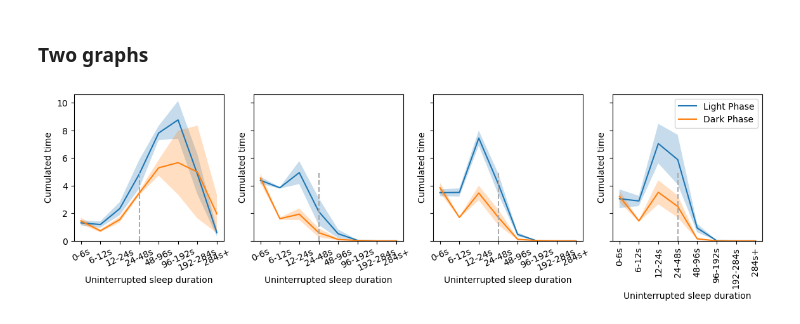
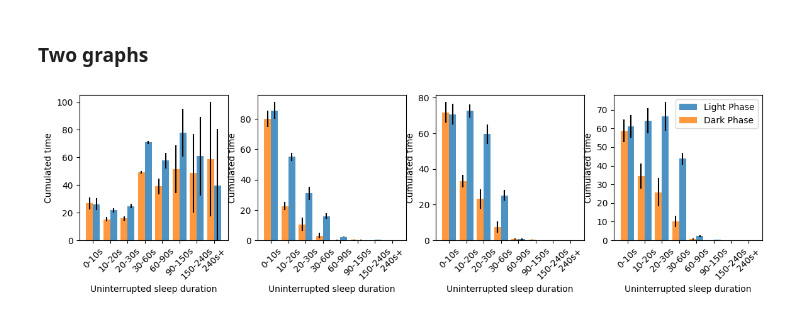
Before and after one commit to Carboneinerte/SleepAnalysis, a Jupyter notebook: separate_days.ipynb, the cells around one changed output. Cells and saved outputs as stored; diff of their text form; code cells hidden in the pictures.

```diff
--- a/separate_days.ipynb
+++ b/separate_days.ipynb
@@ -808,75 +799,50 @@ plt.savefig(fr'Gallery\\all-recording_{vari_plt}.svg', format = 'svg',transparen
 # %% [markdown]
 ### Two graphs
 # %%
-fig, ax = plt.subplots (1,4,figsize=(14,3), sharex=True, sharey=True)
+fig, ax = plt.subplots (1,4,figsize=(14,3), sharex=True, sharey=False)
 
-ax[0].plot(NS_df['average_df']['Mean_Light_phase_h'], label = "Light Phase")
-ax[0].fill_between(x=NS_df['average_df'].index,
-                 y1=NS_df['average_df']['Mean_Light_phase_h'] - NS_df['sem_df']['SEM_Light_phase_h'],
-                 y2 =NS_df['average_df']['Mean_Light_phase_h'] + NS_df['sem_df']['SEM_Light_phase_h'],
-                 alpha=0.25)
-ax[0].plot(NS_df['average_df']['Mean_Dark_phase_h'], label = "Dark Phase")
-ax[0].fill_between(x=NS_df['average_df'].index,
-                 y1=NS_df['average_df']['Mean_Dark_phase_h'] - NS_df['sem_df']['SEM_Dark_phase_h'],
-                 y2 =NS_df['average_df']['Mean_Dark_phase_h'] + NS_df['sem_df']['SEM_Dark_phase_h'],
-                 alpha=0.25)
-ax[0].set_xticks(ticks = [0,1,2,3,4,5,6,7],labels=['0-6s',"6-12s","12-24s","24-48s","48-96s","96-192s","192-284s","284s+"],
-                 rotation = 25)
+ax[0].bar(x = NS_df['average_df']["ZT"], height = NS_df['average_df']['Mean_Light_phase_h'], yerr = NS_df['sem_df']['SEM_Dark_phase_h'],
+           width = 0.4, align = 'edge', label = "Light Phase", alpha = 0.80)
+
+ax[0].bar(x = NS_df['average_df']["ZT"], height = NS_df['average_df']['Mean_Dark_phase_h'], yerr = NS_df['sem_df']['SEM_Dark_phase_h'],
+           width = -0.4, align = 'edge', label = "Dark Phase", alpha = 0.80)
+
+ax[0].set_xticks(ticks = [0,1,2,3,4,5,6,7],labels=['0-10s',"10-20s","20-30s","30-60s","60-90s","90-150s","150-240s","240s+"],
+                 rotation = 45)
 ax[0].set_ylim(0)
 ax[0].set_ylabel('Cumulated time')
 ax[0].set_xlabel('Uninterrupted sleep duration')
 
-ax[1].plot(SDW1_df['average_df']['Mean_Light_phase_h'], label = "Light Phase")
-ax[1].fill_between(x=SDW1_df['average_df'].index,
-                 y1=SDW1_df['average_df']['Mean_Light_phase_h'] - SDW1_df['sem_df']['SEM_Light_phase_h'],
-                 y2 =SDW1_df['average_df']['Mean_Light_phase_h'] + SDW1_df['sem_df']['SEM_Light_phase_h'],
-                 alpha=0.25)
-ax[1].plot(SDW1_df['average_df']['Mean_Dark_phase_h'], label = "Dark Phase")
-ax[1].fill_between(x=SDW1_df['average_df'].index,
-                 y1=SDW1_df['average_df']['Mean_Dark_phase_h'] - SDW1_df['sem_df']['SEM_Dark_phase_h'],
-                 y2 =SDW1_df['average_df']['Mean_Dark_phase_h'] + SDW1_df['sem_df']['SEM_Dark_phase_h'],
-                 alpha=0.25)
-ax[1].set_xticks(ticks = [0,1,2,3,4,5,6,7],labels=['0-6s',"6-12s","12-24s","24-48s","48-96s","96-192s","192-284s","284s+"],
-                 rotation = 25)
+ax[1].bar(x = SDW1_df['average_df']["ZT"], height = SDW1_df['average_df']['Mean_Light_phase_h'], yerr = SDW1_df['sem_df']['SEM_Dark_phase_h'],
+           width = 0.4, align = 'edge', label = "Light Phase", alpha = 0.80)
+ax[1].bar(x = SDW1_df['average_df']["ZT"], height = SDW1_df['average_df']['Mean_Dark_phase_h'], yerr = SDW1_df['sem_df']['SEM_Dark_phase_h'],
+           width = -0.4, align = 'edge', label = "Dark Phase", alpha = 0.80)
+ax[1].set_xticks(ticks = [0,1,2,3,4,5,6,7],labels=['0-10s',"10-20s","20-30s","30-60s","60-90s","90-150s","150-240s","240s+"],
+                 rotation = 45)
 ax[1].set_ylabel('Cumulated time')
 ax[1].set_xlabel('Uninterrupted sleep duration')
 
-ax[2].plot(SDW2_df['average_df']['Mean_Light_phase_h'], label = "Light Phase")
-ax[2].fill_between(x=SDW2_df['average_df'].index,
-                 y1=SDW2_df['average_df']['Mean_Light_phase_h'] - SDW2_df['sem_df']['SEM_Light_phase_h'],
-                 y2 =SDW2_df['average_df']['Mean_Light_phase_h'] + SDW2_df['sem_df']['SEM_Light_phase_h'],
-                 alpha=0.25)
-ax[2].plot(SDW2_df['average_df']['Mean_Dark_phase_h'], label = "Dark Phase")
-ax[2].fill_between(x=SDW2_df['average_df'].index,
-                 y1=SDW2_df['average_df']['Mean_Dark_phase_h'] - SDW2_df['sem_df']['SEM_Dark_phase_h'],
-                 y2 =SDW2_df['average_df']['Mean_Dark_phase_h'] + SDW2_df['sem_df']['SEM_Dark_phase_h'],
-                 alpha=0.25)
-ax[2].set_xticks(ticks = [0,1,2,3,4,5,6,7],labels=['0-6s',"6-12s","12-24s","24-48s","48-96s","96-192s","192-284s","284s+"],
-                 rotation = 25)
+ax[2].bar(x = SDW2_df['average_df']["ZT"], height = SDW2_df['average_df']['Mean_Light_phase_h'], yerr = SDW2_df['sem_df']['SEM_Dark_phase_h'],
+           width = 0.4, align = 'edge', label = "Light Phase", alpha = 0.80)
+ax[2].bar(x = SDW2_df['average_df']["ZT"], height = SDW2_df['average_df']['Mean_Dark_phase_h'], yerr = SDW2_df['sem_df']['SEM_Dark_phase_h'],
+           width = -0.4, align = 'edge', label = "Dark Phase", alpha = 0.80)
+ax[2].set_xticks(ticks = [0,1,2,3,4,5,6,7],labels=['0-10s',"10-20s","20-30s","30-60s","60-90s","90-150s","150-240s","240s+"],
+                 rotation = 45)
 ax[2].set_ylabel('Cumulated time')
 ax[2].set_xlabel('Uninterrupted sleep duration')
 
-ax[3].plot(SDW3_df['average_df']['Mean_Light_phase_h'], label = "Light Phase")
-ax[3].fill_between(x=SDW3_df['average_df'].index,
-                 y1=SDW3_df['average_df']['Mean_Light_phase_h'] - SDW3_df['sem_df']['SEM_Light_phase_h'],
-                 y2 =SDW3_df['average_df']['Mean_Light_phase_h'] + SDW3_df['sem_df']['SEM_Light_phase_h'],
-                 alpha=0.25)
-ax[3].plot(SDW3_df['average_df']['Mean_Dark_phase_h'], label = "Dark Phase")
-ax[3].fill_between(x=SDW3_df['average_df'].index,
-                 y1=SDW3_df['average_df']['Mean_Dark_phase_h'] - SDW3_df['sem_df']['SEM_Dark_phase_h'],
-                 y2 =SDW3_df['average_df']['Mean_Dark_phase_h'] + SDW3_df['sem_df']['SEM_Dark_phase_h'],
-                 alpha=0.25)
-ax[3].set_xticks(ticks = [0,1,2,3,4,5,6,7],labels=['0-6s',"6-12s","12-24s","24-48s","48-96s","96-192s","192-284s","284s+"],
-                 rotation = 90)
+ax[3].bar(x = SDW3_df['average_df']["ZT"], height = SDW3_df['average_df']['Mean_Light_phase_h'], yerr = SDW3_df['sem_df']['SEM_Dark_phase_h'],
+           width = 0.4, align = 'edge', label = "Light Phase", alpha = 0.80)
+ax[3].bar(x = SDW3_df['average_df']["ZT"], height = SDW3_df['average_df']['Mean_Dark_phase_h'], yerr = SDW3_df['sem_df']['SEM_Dark_phase_h'],
+           width = -0.4, align = 'edge', label = "Dark Phase", alpha = 0.80)
+ax[3].set_xticks(ticks = [0,1,2,3,4,5,6,7],labels=['0-10s',"10-20s","20-30s","30-60s","60-90s","90-150s","150-240s","240s+"],
+                 rotation = 45)
 ax[3].set_ylabel('Cumulated time')
 ax[3].set_xlabel('Uninterrupted sleep duration')
 
-ax[3].vlines(x=3,ymin=0,ymax=5, color = "darkgrey", linestyle = 'dashed')
-ax[2].vlines(x=3,ymin=0,ymax=5, color = "darkgrey", linestyle = 'dashed')
-ax[1].vlines(x=3,ymin=0,ymax=5, color = "darkgrey", linestyle = 'dashed')
-ax[0].vlines(x=3,ymin=0,ymax=5, color = "darkgrey", linestyle = 'dashed')
 ax[3].legend()
+ax[2].set_ylim(0)
 
 plt.savefig('Gallery\\bouts_duration_all.svg', format = 'svg', transparent = True, dpi= 300)
 # %% [output]
-[figure, old version]
+[figure, new version]
```
Also changed, not shown: parts of 5 cells of this notebook, 1 other file.
